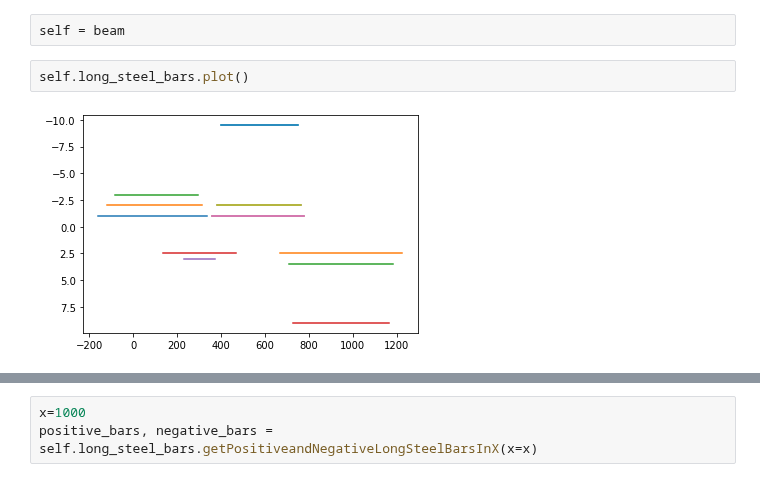
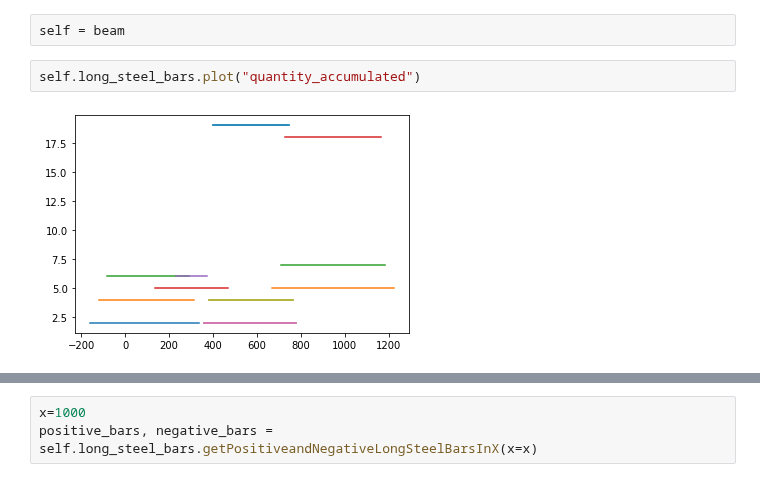
Before and after one commit to luisggc/FConcrete, a Jupyter notebook: jupyter/Hiper.ipynb, the cells around one changed output, grey strips where cells are left out. Saved outputs shown, nothing was run; the diff lists cells and outputs as text.

```diff
--- a/jupyter/Hiper.ipynb
+++ b/jupyter/Hiper.ipynb
@@ -41,6 +41,6 @@ beam = fc.ConcreteBeam(
 # %%
 self = beam
 # %%
-self.long_steel_bars.plot()
+self.long_steel_bars.plot("quantity_accumulated")
 # %% [output]
-[figure, old version]
+[figure, new version]
```
Also changed, not shown: parts of 13 cells of this notebook, 4 other files.
